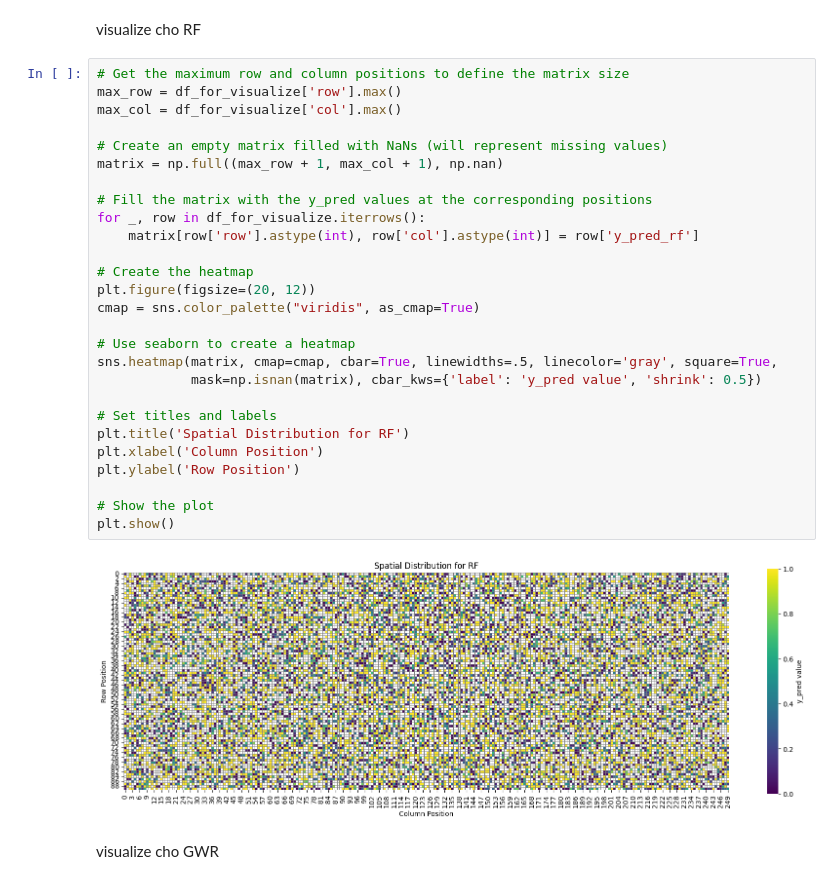
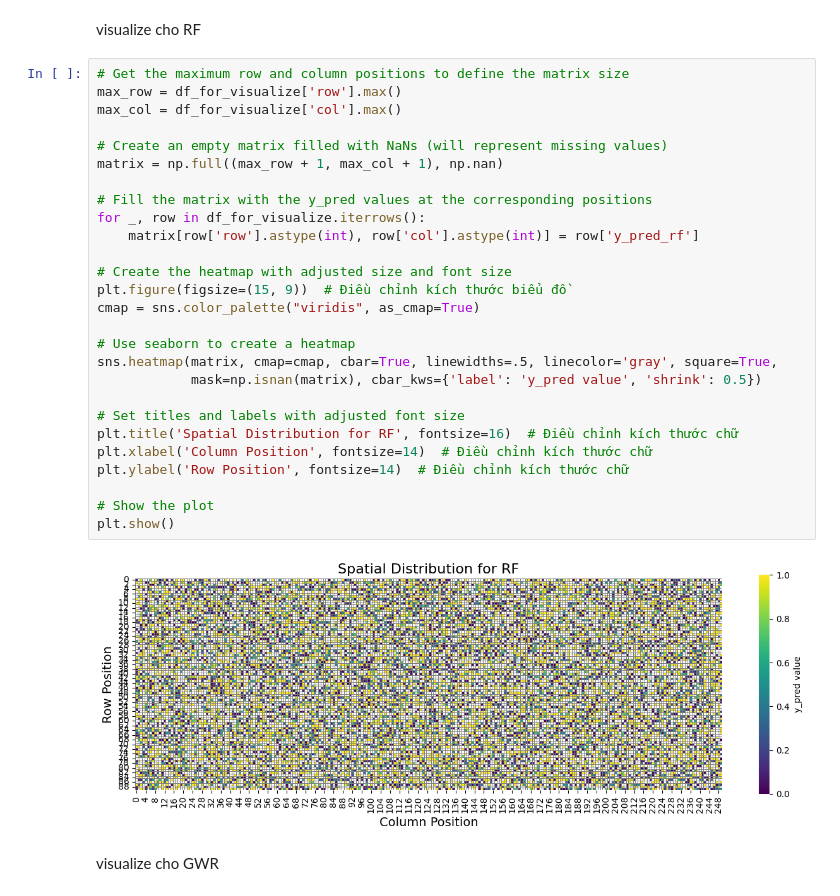
Before and after one commit to Le-Bao-181003/CVDHD, a Jupyter notebook: Visualize3methods.ipynb, the cells around one changed output. Cells and saved outputs as stored; diff of their text form.

Commit message:
adjust size of image

```diff
--- a/Visualize3methods.ipynb
+++ b/Visualize3methods.ipynb
@@ -107,32 +107,32 @@ visualize cho RF
 # %%
 # Get the maximum row and column positions to define the matrix size
 max_row = df_for_visualize['row'].max()
 max_col = df_for_visualize['col'].max()
 
 # Create an empty matrix filled with NaNs (will represent missing values)
 matrix = np.full((max_row + 1, max_col + 1), np.nan)
 
 # Fill the matrix with the y_pred values at the corresponding positions
 for _, row in df_for_visualize.iterrows():
     matrix[row['row'].astype(int), row['col'].astype(int)] = row['y_pred_rf']
 
-# Create the heatmap
-plt.figure(figsize=(20, 12))
+# Create the heatmap with adjusted size and font size
+plt.figure(figsize=(15, 9))  # Điều chỉnh kích thước biểu đồ
 cmap = sns.color_palette("viridis", as_cmap=True)
 
 # Use seaborn to create a heatmap
 sns.heatmap(matrix, cmap=cmap, cbar=True, linewidths=.5, linecolor='gray', square=True,
             mask=np.isnan(matrix), cbar_kws={'label': 'y_pred value', 'shrink': 0.5})
 
-# Set titles and labels
-plt.title('Spatial Distribution for RF')
-plt.xlabel('Column Position')
-plt.ylabel('Row Position')
+# Set titles and labels with adjusted font size
+plt.title('Spatial Distribution for RF', fontsize=16)  # Điều chỉnh kích thước chữ
+plt.xlabel('Column Position', fontsize=14)  # Điều chỉnh kích thước chữ
+plt.ylabel('Row Position', fontsize=14)  # Điều chỉnh kích thước chữ
 
 # Show the plot
 plt.show()
 # %% [output]
-[figure, old version]
+[figure, new version]
 # %% [markdown]
 visualize cho GWR
 # %%
```
Also changed, not shown: parts of 3 cells of this notebook.
